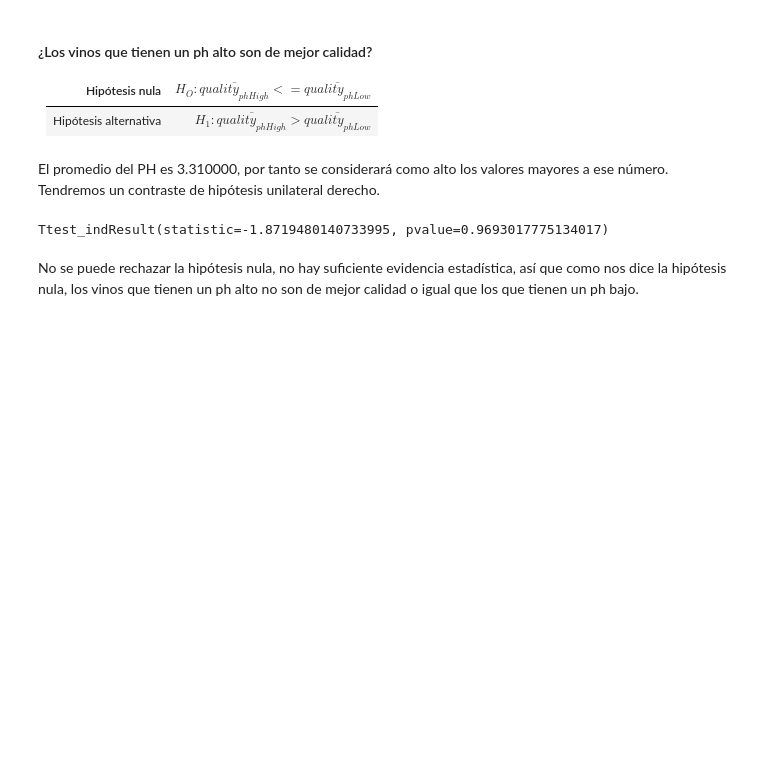
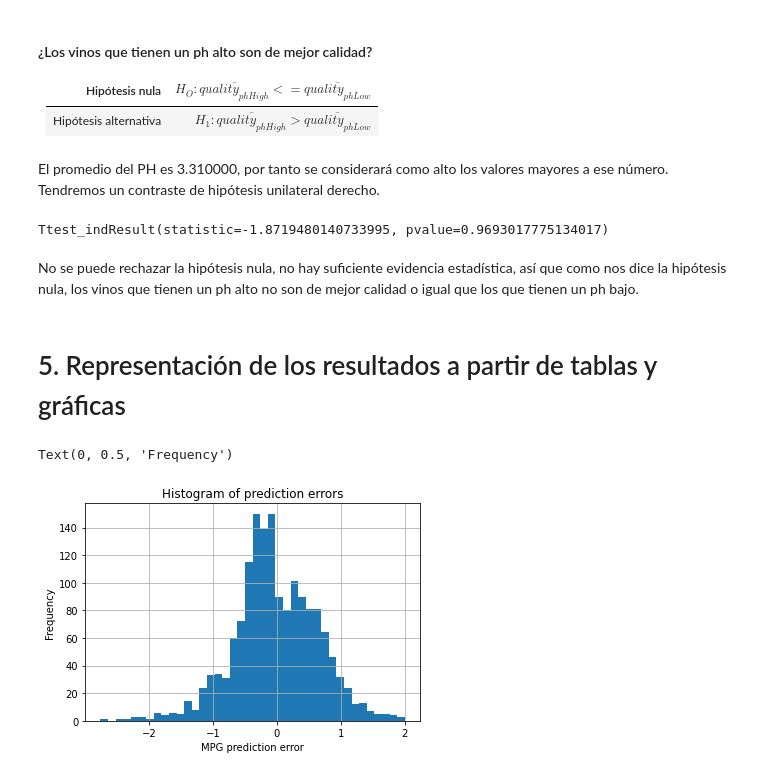
Before and after one commit to juusechec/uoc-tcvd-pr2, a Jupyter notebook: M2.851_20211_Practica2.ipynb, the cells around one changed output. Cells and saved outputs as stored; diff of their text form; code cells hidden in the pictures; blank space fills up the shorter version.

```diff
--- a/M2.851_20211_Practica2.ipynb
+++ b/M2.851_20211_Practica2.ipynb
@@ -850,3 +850,18 @@ stats.ttest_ind(phHigh['quality'], phLow['quality'], alternative='greater')
 Ttest_indResult(statistic=-1.8719480140733995, pvalue=0.9693017775134017)
 # %% [markdown]
 No se puede rechazar la hipótesis nula, no hay suficiente evidencia estadística, así que como nos dice la hipótesis nula, los vinos que tienen un ph alto no son de mejor calidad o igual que los que tienen un ph bajo.
+# %% [markdown]
+# 5. Representación de los resultados a partir de tablas y gráficas
+# %%
+import scikitplot as skplt
+import matplotlib.pyplot as plt
+y_real = y
+y_predicted = lr.predict(X)
+diff = y_real - y_predicted
+diff.hist(bins = 40)
+plt.title('Histogram of prediction errors')
+plt.xlabel('MPG prediction error')
+plt.ylabel('Frequency')
+# %% [output]
+Text(0, 0.5, 'Frequency')
+[figure, added]
```
Also changed, not shown: parts of 6 cells of this notebook, 1 other file.
